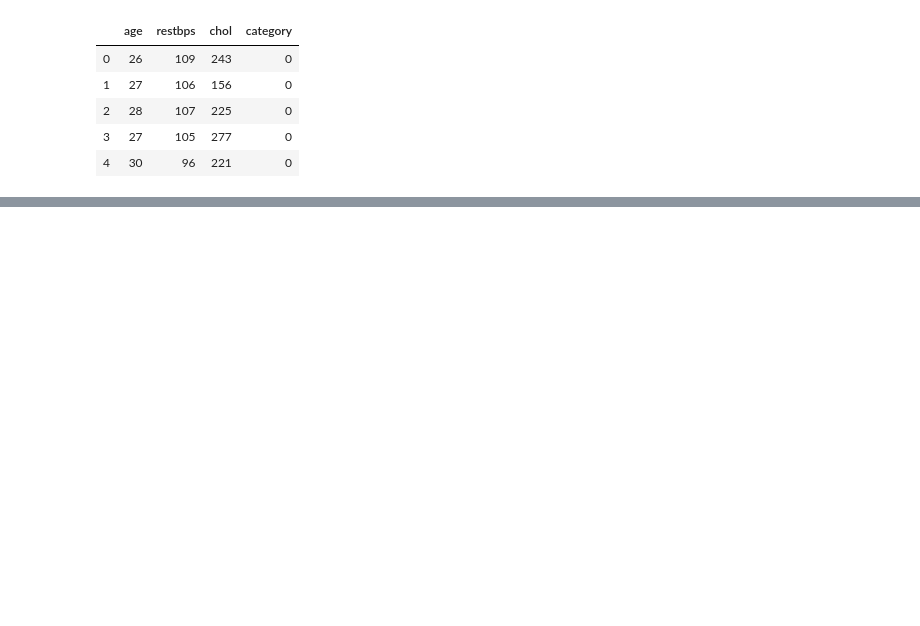
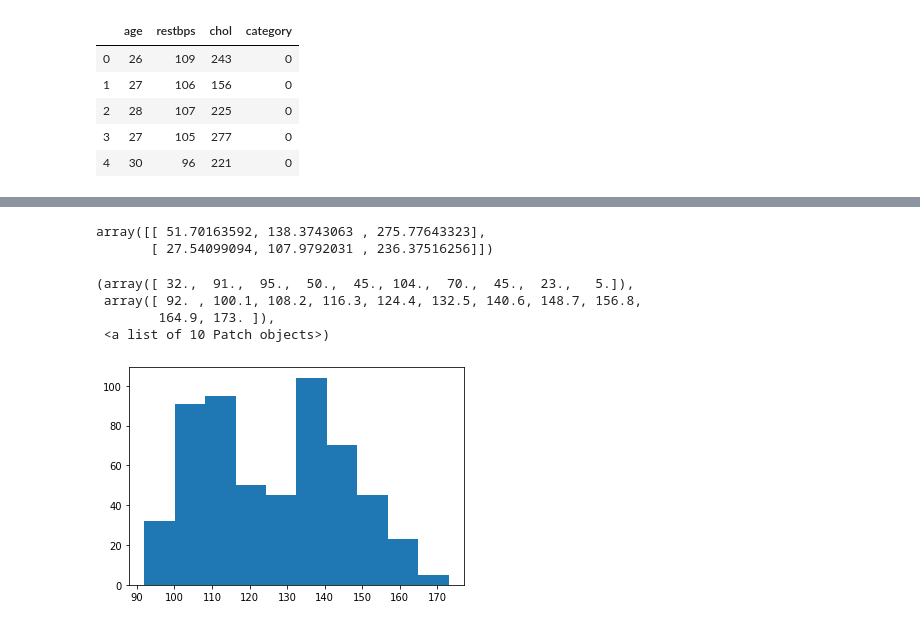
Before and after one commit to varundesai10/ELL409_Assignment1, a Jupyter notebook: question1.ipynb, the cells around one changed output, grey strips where cells are left out. Drawn from its saved outputs; the diff is of its cells as text; code cells hidden in the pictures; blank space fills up the shorter version.

```diff
--- a/question1.ipynb
+++ b/question1.ipynb
@@ -179,0 +203,13 @@ print('Done.')
+# %%
+U
+# %% [output]
+array([[ 51.70163592, 138.3743063 , 275.77643323],
+       [ 27.54099094, 107.9792031 , 236.37516256]])
+# %%
+plt.hist(X_train[:,1])
+# %% [output]
+(array([ 32.,  91.,  95.,  50.,  45., 104.,  70.,  45.,  23.,   5.]),
+ array([ 92. , 100.1, 108.2, 116.3, 124.4, 132.5, 140.6, 148.7, 156.8,
+        164.9, 173. ]),
+ <a list of 10 Patch objects>)
+[figure, added]
```
Also changed, not shown: parts of 5 cells of this notebook.
